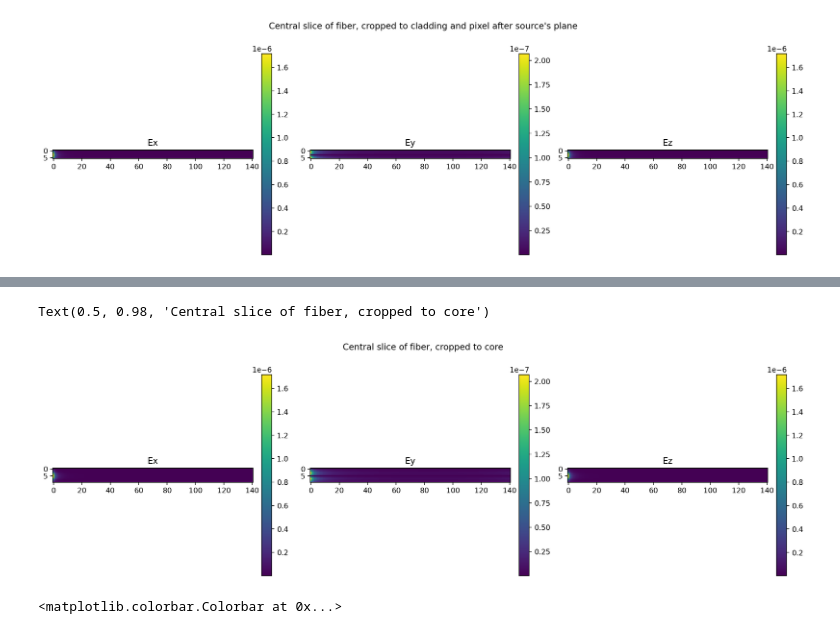
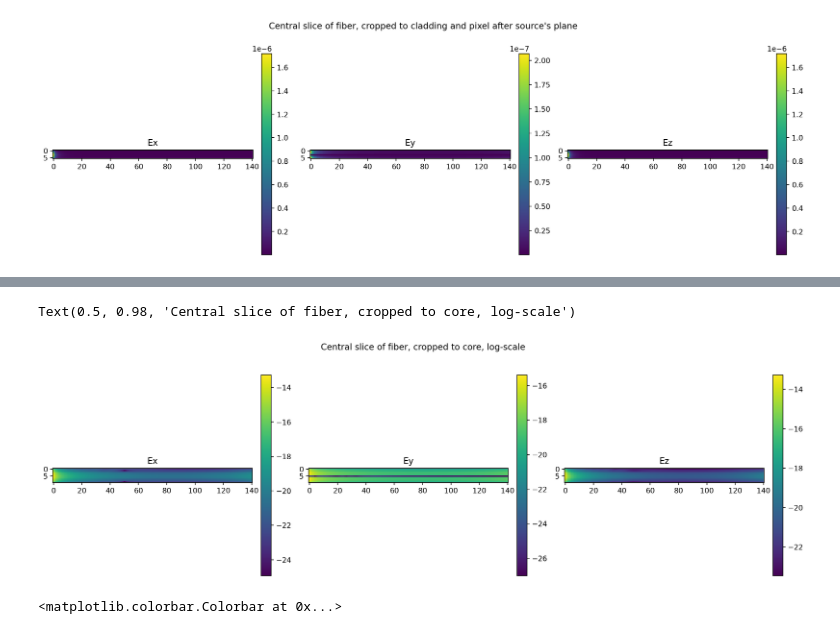
Before and after one commit to JackSPearce/chromatix, a Jupyter notebook: docs/examples/modified_born_3d.ipynb, the cells around one changed output, grey strips where cells are left out. Saved outputs shown, nothing was run; the diff lists cells and outputs as text; code cells hidden in the pictures.

```diff
--- a/docs/examples/modified_born_3d.ipynb
+++ b/docs/examples/modified_born_3d.ipynb
@@ -340,48 +448,54 @@ Text(0.5, 0.98, "Central slice of fiber, cropped to cladding and pixel after sou
 # %%
 plt.figure(figsize=(15, 5), layout="tight")
 hw = int(jnp.ceil(material_cylinder_radius_arr[1] * (sample.extent[0] / 2) / 2))
 
 plt.subplot(131)
 plt.title("Ex")
 plt.imshow(
-    jnp.abs(E)[
-        grid_shape[0] // 2,
-        source_pixel_index + 1 :,
-        grid_shape[2] // 2 - hw : grid_shape[2] // 2 + hw,
-        0,
-    ].T
+    jnp.log(
+        jnp.abs(E)[
+            grid_shape[0] // 2,
+            source_pixel_index + 1 :,
+            grid_shape[2] // 2 - hw : grid_shape[2] // 2 + hw,
+            0,
+        ].T
+    )
 )
 plt.colorbar(fraction=0.046, pad=0.04)
 
 plt.subplot(132)
 plt.title("Ey")
 plt.imshow(
-    jnp.abs(E)[
-        grid_shape[0] // 2,
-        source_pixel_index + 1 :,
-        grid_shape[2] // 2 - hw : grid_shape[2] // 2 + hw,
-        1,
-    ].T
+    jnp.log(
+        jnp.abs(E)[
+            grid_shape[0] // 2,
+            source_pixel_index + 1 :,
+            grid_shape[2] // 2 - hw : grid_shape[2] // 2 + hw,
+            1,
+        ].T
+    )
 )
 plt.colorbar(fraction=0.046, pad=0.04)
 
 
 plt.subplot(133)
 plt.title("Ez")
 plt.imshow(
-    jnp.abs(E)[
-        grid_shape[0] // 2,
-        source_pixel_index + 1 :,
-        grid_shape[2] // 2 - hw : grid_shape[2] // 2 + hw,
-        2,
-    ].T
+    jnp.log(
+        jnp.abs(E)[
+            grid_shape[0] // 2,
+            source_pixel_index + 1 :,
+            grid_shape[2] // 2 - hw : grid_shape[2] // 2 + hw,
+            2,
+        ].T
+    )
 )
 plt.colorbar(fraction=0.046, pad=0.04)
 
-plt.suptitle("Central slice of fiber, cropped to core")
+plt.suptitle("Central slice of fiber, cropped to core, log-scale")
 # %% [output]
-Text(0.5, 0.98, 'Central slice of fiber, cropped to core')
+Text(0.5, 0.98, 'Central slice of fiber, cropped to core, log-scale')
-[figure, old version]
+[figure, new version]
 # %%
 plt.figure(figsize=(15, 5), layout="tight")
 
```
Also changed, not shown: parts of 14 cells of this notebook.
